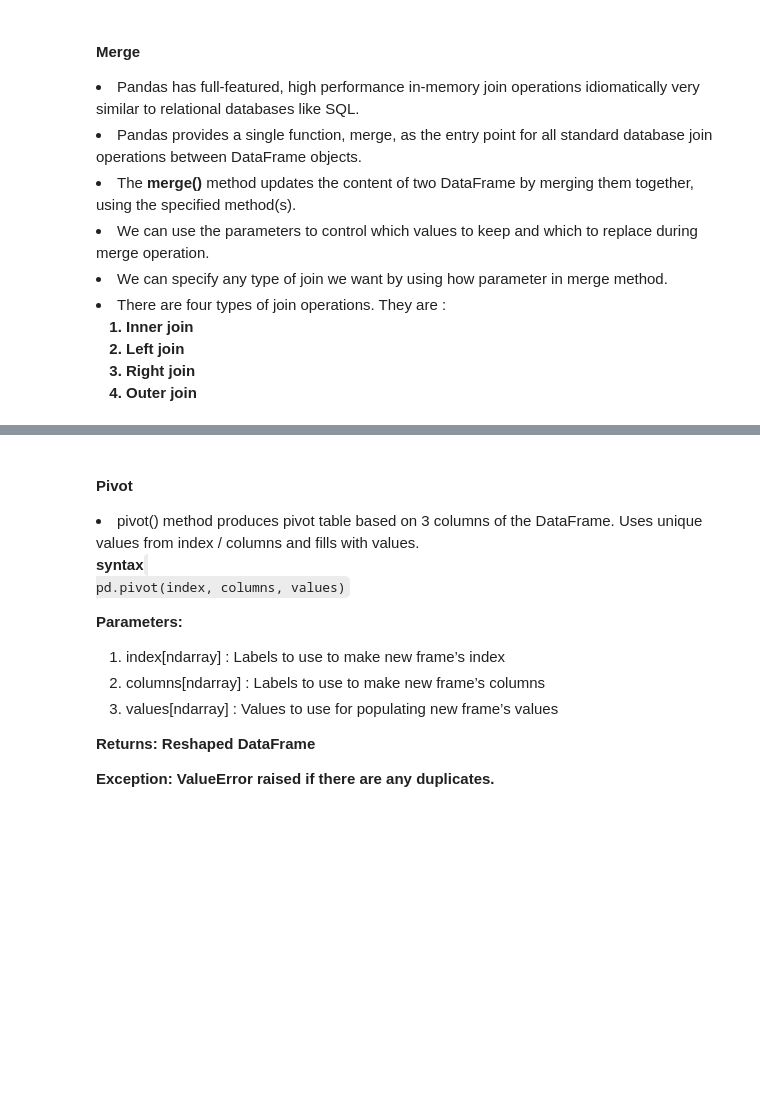
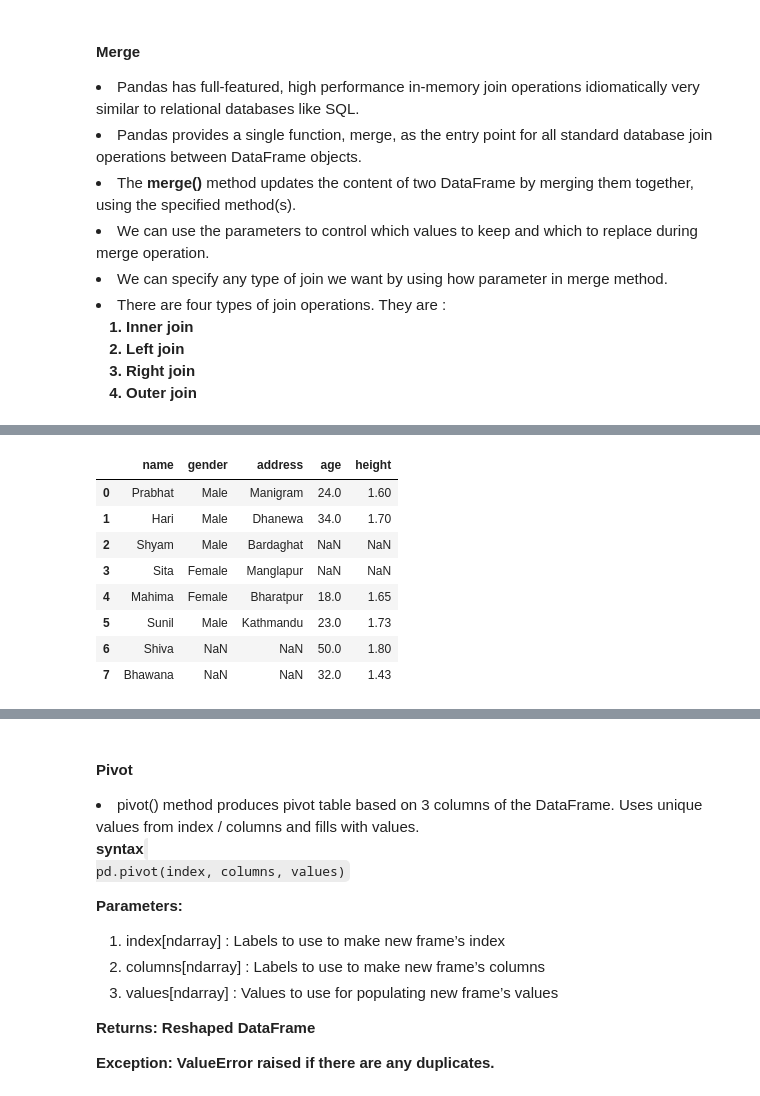
Before and after one commit to prabhat-123/Python_For_Data_Science, a Jupyter notebook: pandas_basics.ipynb, the cells around one changed output, grey strips where cells are left out. Saved outputs shown, nothing was run; the diff lists cells and outputs as text; code cells hidden in the pictures; blank space fills up the shorter version.

```diff
--- a/pandas_basics.ipynb
+++ b/pandas_basics.ipynb
@@ -2124,3 +2414,9 @@ new_df.head()
 # %% [markdown]
 #### 1. Inner Join
 ![](images/inner_join.png)
+# %%
+df1 = pd.DataFrame({"name": ["Prabhat", "Hari", "Shyam", "Sita", "Mahima", "Sunil"],
+                   "gender": ["Male", "Male", "Male", "Female", "Female", "Male"],
+                   "address": ["Manigram", "Dhanewa", "Bardaghat", "Manglapur",
+                              "Bharatpur", "Kathmandu"]})
+df1.head()
@@ -2126,0 +2430,6 @@ new_df.head()
+# %%
+df2 = pd.DataFrame({"name": ["Prabhat", "Hari", "Shiva", "Bhawana", "Mahima", "Sunil"],
+                   "age": [24, 34, 50, 32, 18, 23],
+                   "height": [1.6, 1.7, 1.8, 1.43, 1.65, 1.73]})
+
+df2.head()
@@ -2136,6 +2483,19 @@ new_df.head()
 #### 4. Outer Join
 
 ![](images/outer_join.png)
+# %%
+outer_df = pd.merge(df1, df2, how = "outer", on = "name")
+outer_df
+# %% [output]
+|  | name | gender | address | age | height |
+| 0 | Prabhat | Male | Manigram | 24.0 | 1.60 |
+| 1 | Hari | Male | Dhanewa | 34.0 | 1.70 |
+| 2 | Shyam | Male | Bardaghat | NaN | NaN |
+| 3 | Sita | Female | Manglapur | NaN | NaN |
+| 4 | Mahima | Female | Bharatpur | 18.0 | 1.65 |
+| 5 | Sunil | Male | Kathmandu | 23.0 | 1.73 |
+| 6 | Shiva | NaN | NaN | 50.0 | 1.80 |
+| 7 | Bhawana | NaN | NaN | 32.0 | 1.43 |
 # %% [markdown]
 #### Crosstab
 
```
Also changed, not shown: parts of 31 cells of this notebook, 5 other files.
